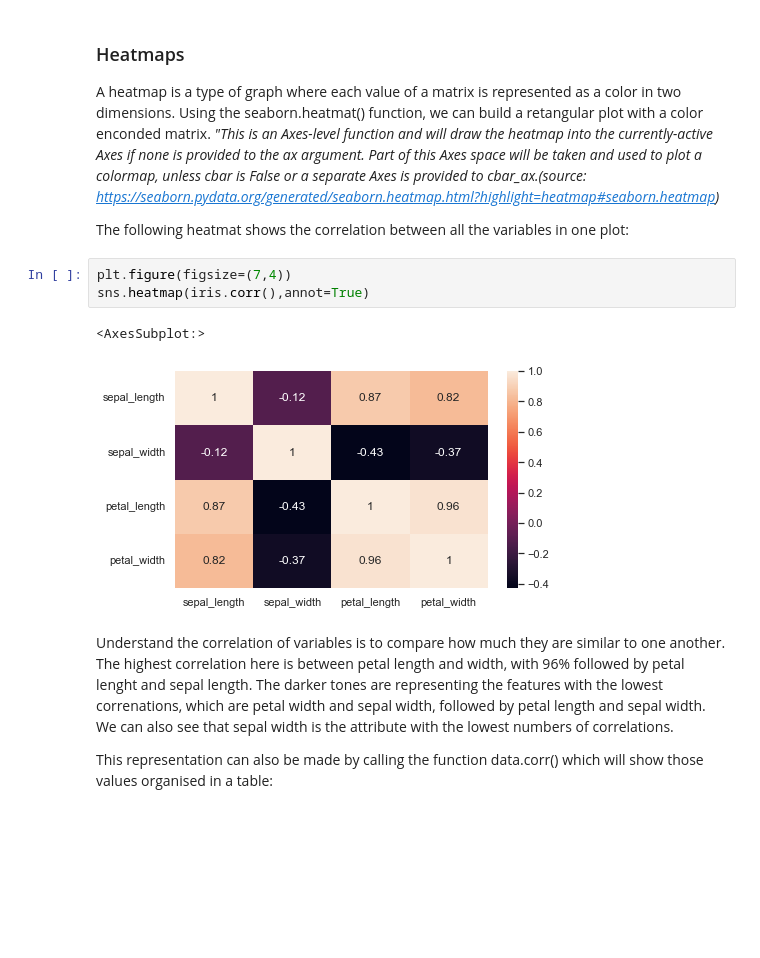
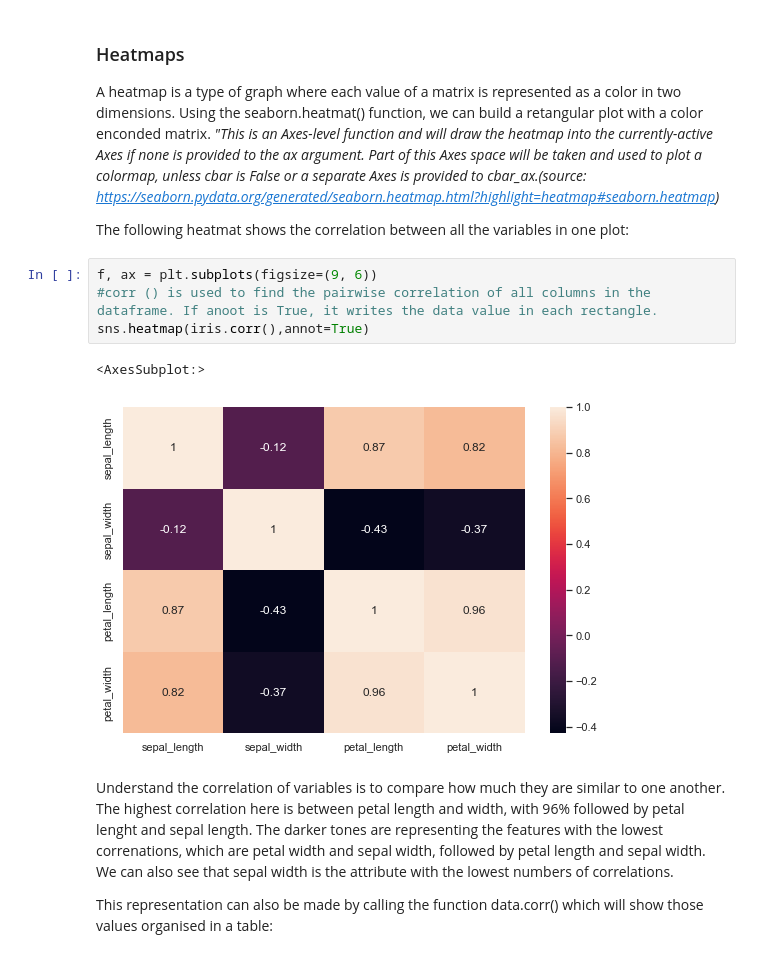
Before and after one commit to LaisColetta/pands_project, a Jupyter notebook: analysis.ipynb, the cells around one changed output. Saved outputs shown, nothing was run; the diff lists cells and outputs as text; blank space fills up the shorter version.

```diff
--- a/analysis.ipynb
+++ b/analysis.ipynb
@@ -219,12 +219,13 @@ I found this way to represent the data very useful and easy to compare each attr
 A heatmap is a type of graph where each value of a matrix is represented as a color in two dimensions. Using the seaborn.heatmat() function, we can build a retangular plot with a color enconded matrix. <i>"This is an Axes-level function and will draw the heatmap into the currently-active Axes if none is provided to the ax argument. Part of this Axes space will be taken and used to plot a colormap, unless cbar is False or a separate Axes is provided to cbar_ax.(source: https://seaborn.pydata.org/generated/seaborn.heatmap.html?highlight=heatmap#seaborn.heatmap) </i>
 
 The following heatmat shows the correlation between all the variables in one plot:
-# %%
-plt.figure(figsize=(7,4))
-sns.heatmap(iris.corr(),annot=True)
-# %% [output]
-<AxesSubplot:>
-[figure, removed]
+# %%
+f, ax = plt.subplots(figsize=(9, 6))
+#corr () is used to find the pairwise correlation of all columns in the dataframe. If anoot is True, it writes the data value in each rectangle.
+sns.heatmap(iris.corr(),annot=True)
+# %% [output]
+<AxesSubplot:>
+[figure, added]
 # %% [markdown]
 Understand the correlation of variables is to compare how much they are similar to one another. The highest correlation here is between petal length and width, with 96% followed by petal lenght and sepal length. The darker tones are representing the features with the lowest correnations, which are petal width and sepal width, followed by petal length and sepal width. We can also see that sepal width is the attribute with the lowest numbers of correlations.
 
```
Also changed, not shown: parts of 2 cells of this notebook.
